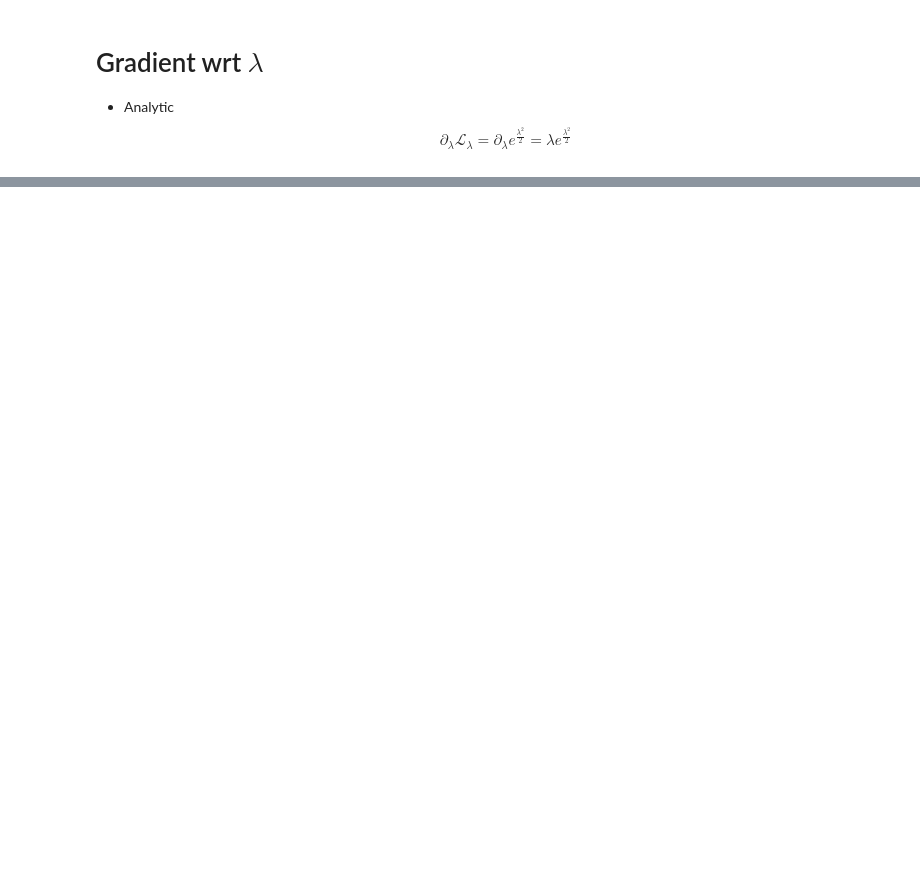
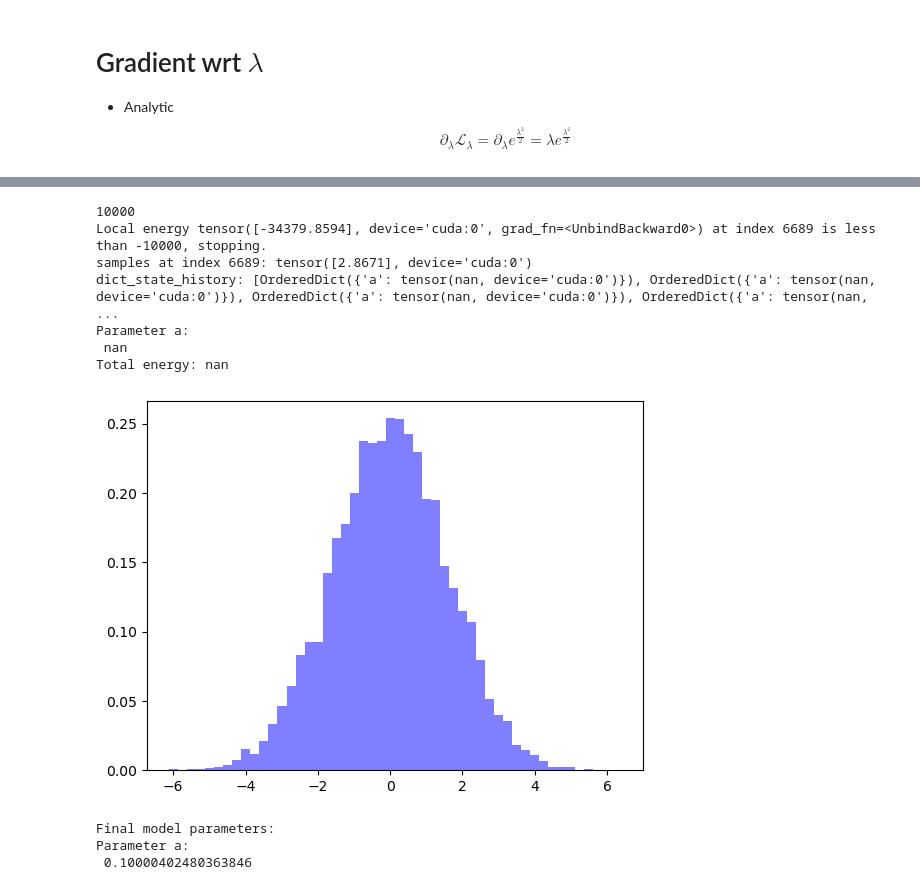
Before and after one commit to pfargas/qvarnet, a Jupyter notebook: notebooks/test_gradients_step_by_step.ipynb, the cells around one changed output, grey strips where cells are left out. Cells and saved outputs as stored; diff of their text form; code cells hidden in the pictures; blank space fills up the shorter version.

```diff
--- a/notebooks/test_gradients_step_by_step.ipynb
+++ b/notebooks/test_gradients_step_by_step.ipynb
@@ -431,0 +440,22 @@ Attributes of x that are not in x_own:
+# %%
+import sys
+import os
+
+# Compute absolute path to the src/ folder
+project_root = os.path.abspath(os.path.join(os.getcwd(), ".."))
+src_path = os.path.join(project_root, "src")
+
+# Add src/ to sys.path
+sys.path.insert(0, src_path)
+
+# Now you can import the code
+from qvarnet.hamiltonians import HarmonicOscillator
+from qvarnet.samplersv2 import MetropolisHastingsSampler
+
+
+import torch
+import torch.nn as nn
+import matplotlib.pyplot as plt
+
+device = torch.device("cuda" if torch.cuda.is_available() else "cpu")
+print(f"Using device: {device}")
@@ -431,0 +606,30 @@ Attributes of x that are not in x_own:
+# %%
+plt.hist(samples.cpu().detach().numpy(), bins=50, density=True, alpha=0.5, color='blue', label='Sampled Distribution');
+print(len(samples.cpu().detach().numpy()))
+for i,loc_en in enumerate(local_energy):
+    if loc_en < -10000:
+        print(f"Local energy {loc_en} at index {i} is less than -10000, stopping.")
+        print(f"samples at index {i}: {samples[i]}")
+        model.load_state_dict(dict_state_history[-3])
+        print(f"dict_state_history: {dict_state_history}")
+        for name, param in model.named_parameters():
+            print(f"Parameter {name}:\n {param.data.cpu().numpy() if param is not None else None}")
+        print(f"Total energy: {torch.mean(model(samples))}")
+# %% [output]
+10000
+Local energy tensor([-34379.8594], device='cuda:0', grad_fn=<UnbindBackward0>) at index 6689 is less than -10000, stopping.
+samples at index 6689: tensor([2.8671], device='cuda:0')
+dict_state_history: [OrderedDict({'a': tensor(nan, device='cuda:0')}), OrderedDict({'a': tensor(nan, device='cuda:0')}), OrderedDict({'a': tensor(nan, device='cuda:0')}), OrderedDict({'a': tensor(nan, ...
+Parameter a:
+ nan
+Total energy: nan
+[figure, added]
+# %%
+print("Final model parameters:")
+for name, param in model.named_parameters():
+    if param is not None:
+        print(f"Parameter {name}:\n {param.data.cpu().numpy() if param is not None else None}")
+# %% [output]
+Final model parameters:
+Parameter a:
+ 0.10000402480363846
```
Also changed, not shown: parts of 11 cells of this notebook, 5 other files.
